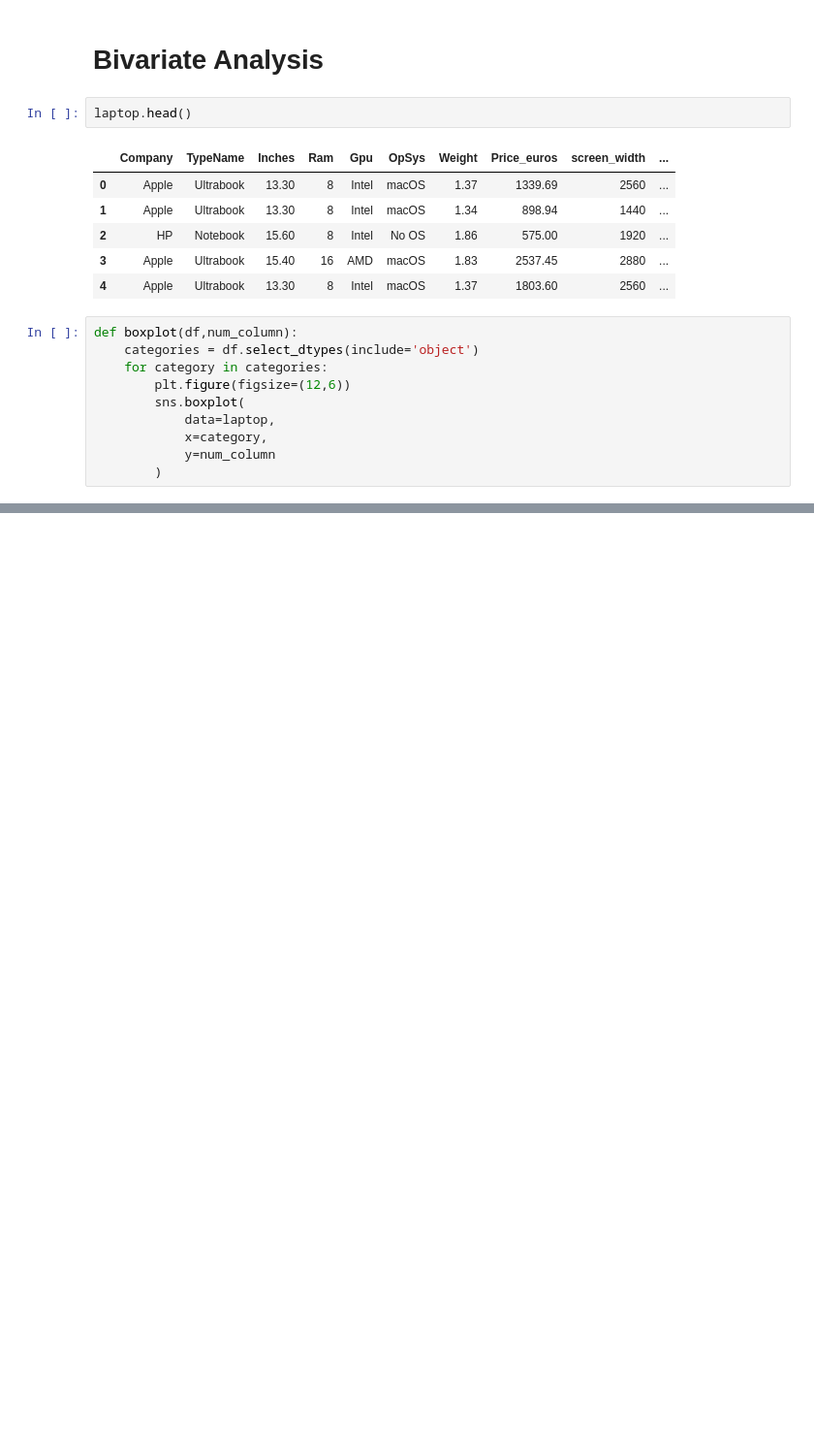
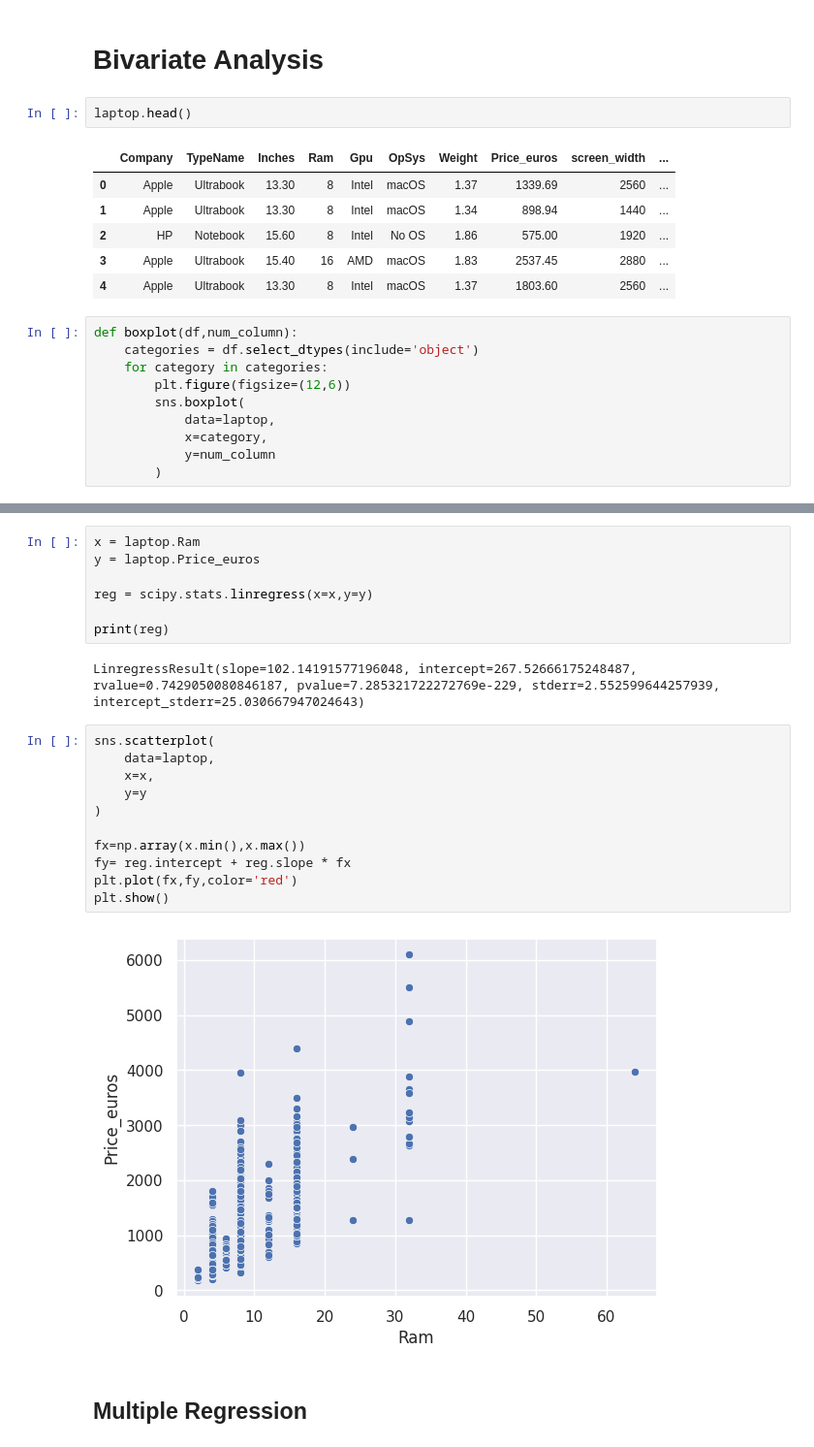
Before and after one commit to AleexSilva/laptop_price_prediction, a Jupyter notebook: Laptop-EDA.ipynb, the cells around one changed output, grey strips where cells are left out. Shown at 97% size. Saved outputs shown, nothing was run; the diff lists cells and outputs as text; blank space fills up the shorter version.

```diff
--- a/Laptop-EDA.ipynb
+++ b/Laptop-EDA.ipynb
@@ -311,0 +389,24 @@ laptop[laptop['CPU Brand']=='Samsung']
+# %%
+x = laptop.Ram
+y = laptop.Price_euros
+
+reg = scipy.stats.linregress(x=x,y=y)
+
+print(reg)
+# %% [output]
+LinregressResult(slope=102.14191577196048, intercept=267.52666175248487, rvalue=0.7429050080846187, pvalue=7.285321722272769e-229, stderr=2.552599644257939, intercept_stderr=25.030667947024643)
+# %%
+sns.scatterplot(
+    data=laptop,
+    x=x,
+    y=y
+)
+
+fx=np.array(x.min(),x.max())
+fy= reg.intercept + reg.slope * fx
+plt.plot(fx,fy,color='red')
+plt.show()
+# %% [output]
+[figure, added]
+# %% [markdown]
+## Multiple Regression
```
Also changed, not shown: parts of 25 cells of this notebook.
